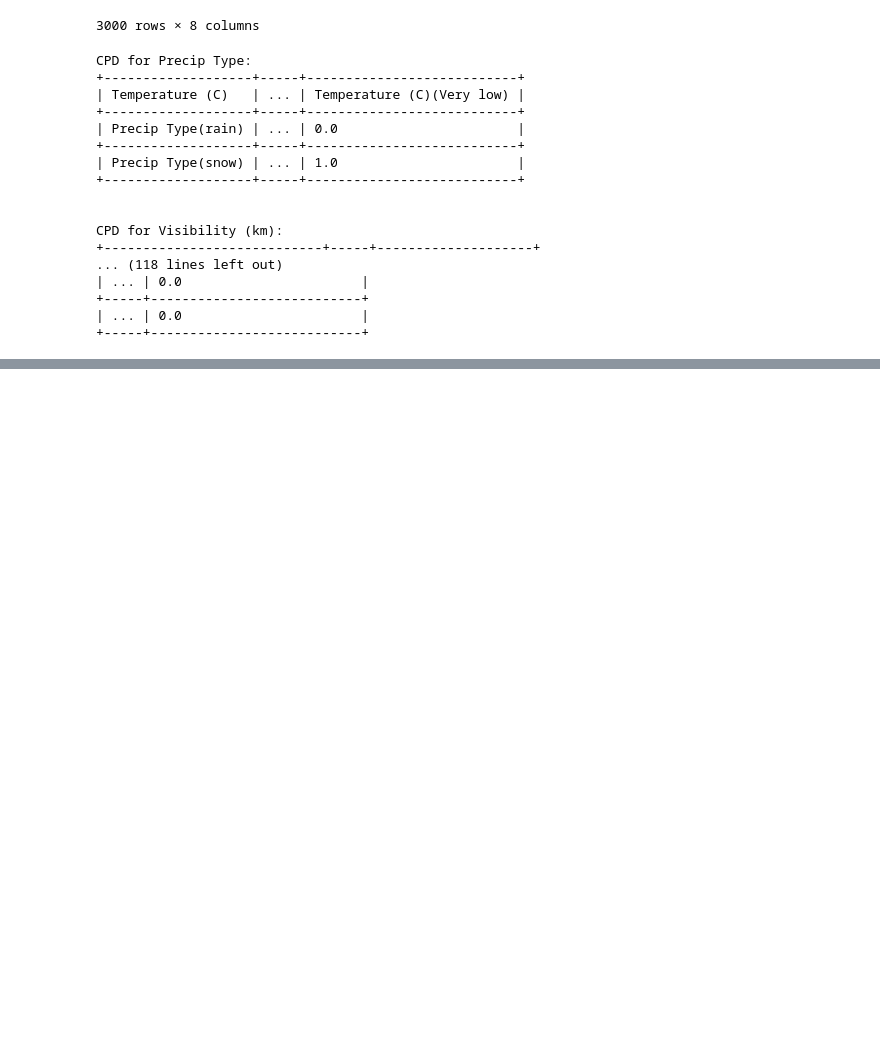
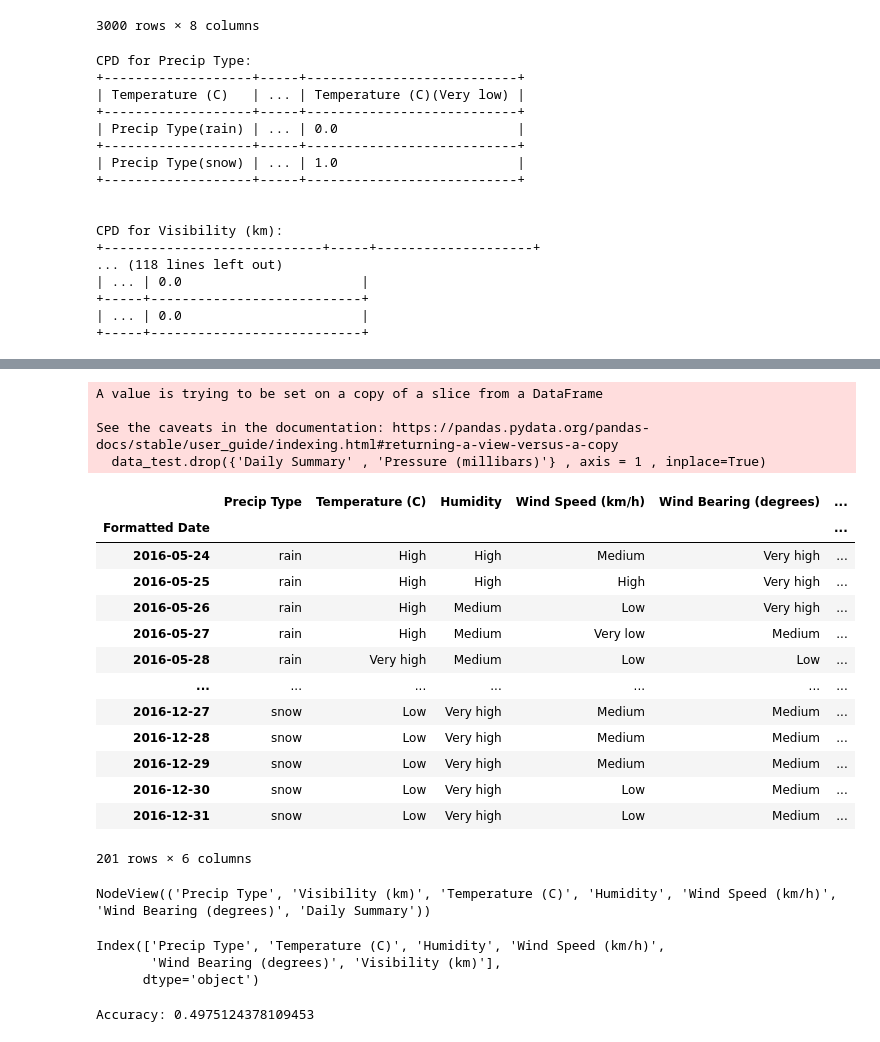
Before and after one commit to tahacmv/WeatherForecasting, a Jupyter notebook: Weather_forecasting.ipynb, the cells around one changed output, grey strips where cells are left out. Saved outputs shown, nothing was run; the diff lists cells and outputs as text; code cells hidden in the pictures; blank space fills up the shorter version.

Commit message:
Step5 : predicting the weather

```diff
--- a/Weather_forecasting.ipynb
+++ b/Weather_forecasting.ipynb
@@ -495,0 +502,39 @@ CPD for Visibility (km):
+# %%
+# Select the test data from the DataFrame 'new_df'.
+# Here, all rows from index 3000 onwards are selected for testing.
+data_test = new_df[3000:]
+
+# Get the true values for 'Daily Summary' from the test data.
+# These are the values that the model's predictions will be compared against.
+true_y = data_test['Daily Summary'].values
+
+# Drop the 'Daily Summary' and 'Pressure (millibars)' columns from the test data.
+# 'inplace=True' means that the changes are made directly to the data_test DataFrame.
+# 'axis=1' indicates that columns (not rows) should be dropped.
+data_test.drop({'Daily Summary' , 'Pressure (millibars)'} , axis = 1 , inplace=True)
+
+# Predict the 'Daily Summary' for the test data using the model.
+# This line is commented out, so it won't be executed.
+#y_pred = model.predict(data_test)
+# %% [output]
+A value is trying to be set on a copy of a slice from a DataFrame
+
+See the caveats in the documentation: https://pandas.pydata.org/pandas-docs/stable/user_guide/indexing.html#returning-a-view-versus-a-copy
+  data_test.drop({'Daily Summary' , 'Pressure (millibars)'} , axis = 1 , inplace=True)
+# %%
+data_test
+# %% [output]
+|  | Precip Type | Temperature (C) | Humidity | Wind Speed (km/h) | Wind Bearing (degrees) | ... |
+| Formatted Date |  |  |  |  |  | ... |
+| 2016-05-24 | rain | High | High | Medium | Very high | ... |
+| 2016-05-25 | rain | High | High | High | Very high | ... |
+| 2016-05-26 | rain | High | Medium | Low | Very high | ... |
+| 2016-05-27 | rain | High | Medium | Very low | Medium | ... |
+| 2016-05-28 | rain | Very high | Medium | Low | Low | ... |
+| ... | ... | ... | ... | ... | ... | ... |
+| 2016-12-27 | snow | Low | Very high | Medium | Medium | ... |
+| 2016-12-28 | snow | Low | Very high | Medium | Medium | ... |
+| 2016-12-29 | snow | Low | Very high | Medium | Medium | ... |
+| 2016-12-30 | snow | Low | Very high | Low | Medium | ... |
+| 2016-12-31 | snow | Low | Very high | Low | Medium | ... |
+201 rows × 6 columns
@@ -495,0 +546,22 @@ CPD for Visibility (km):
+# %%
+# Access the nodes of the Bayesian Network model.
+# The nodes represent the variables in the model.
+model.nodes
+# %% [output]
+NodeView(('Precip Type', 'Visibility (km)', 'Temperature (C)', 'Humidity', 'Wind Speed (km/h)', 'Wind Bearing (degrees)', 'Daily Summary'))
+# %%
+data_test.columns
+# %% [output]
+Index(['Precip Type', 'Temperature (C)', 'Humidity', 'Wind Speed (km/h)',
+       'Wind Bearing (degrees)', 'Visibility (km)'],
+      dtype='object')
+# %%
+# Calculate the accuracy of the model's predictions.
+# The accuracy_score function compares the true values (true_y) with the predicted values (y_pred).
+# The result is stored in the variable 'accuracy'.
+accuracy = accuracy_score(true_y, y_pred)
+
+# Print the accuracy of the model.
+print("Accuracy:", accuracy)
+# %% [output]
+Accuracy: 0.4975124378109453
```
Also changed, not shown: parts of 4 cells of this notebook.
